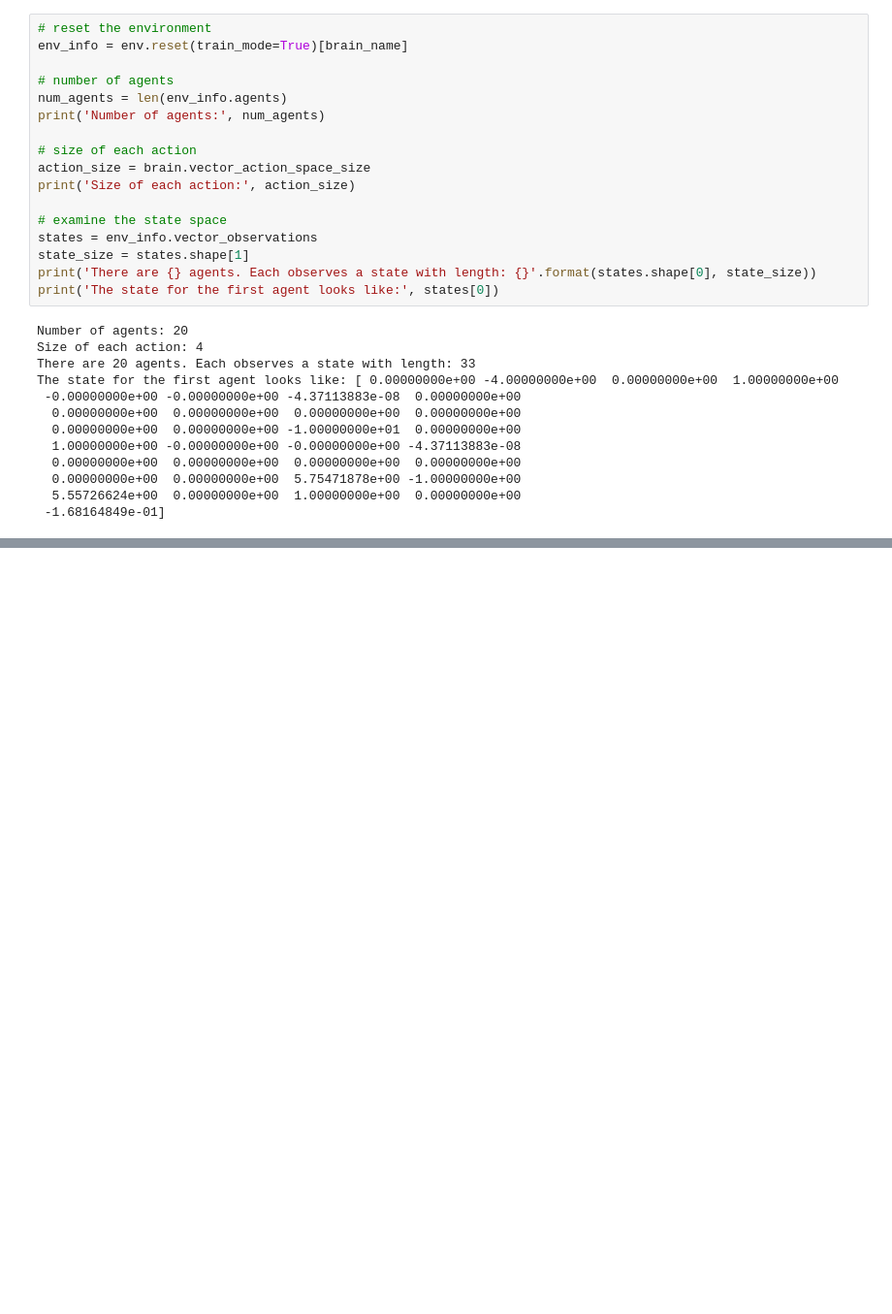
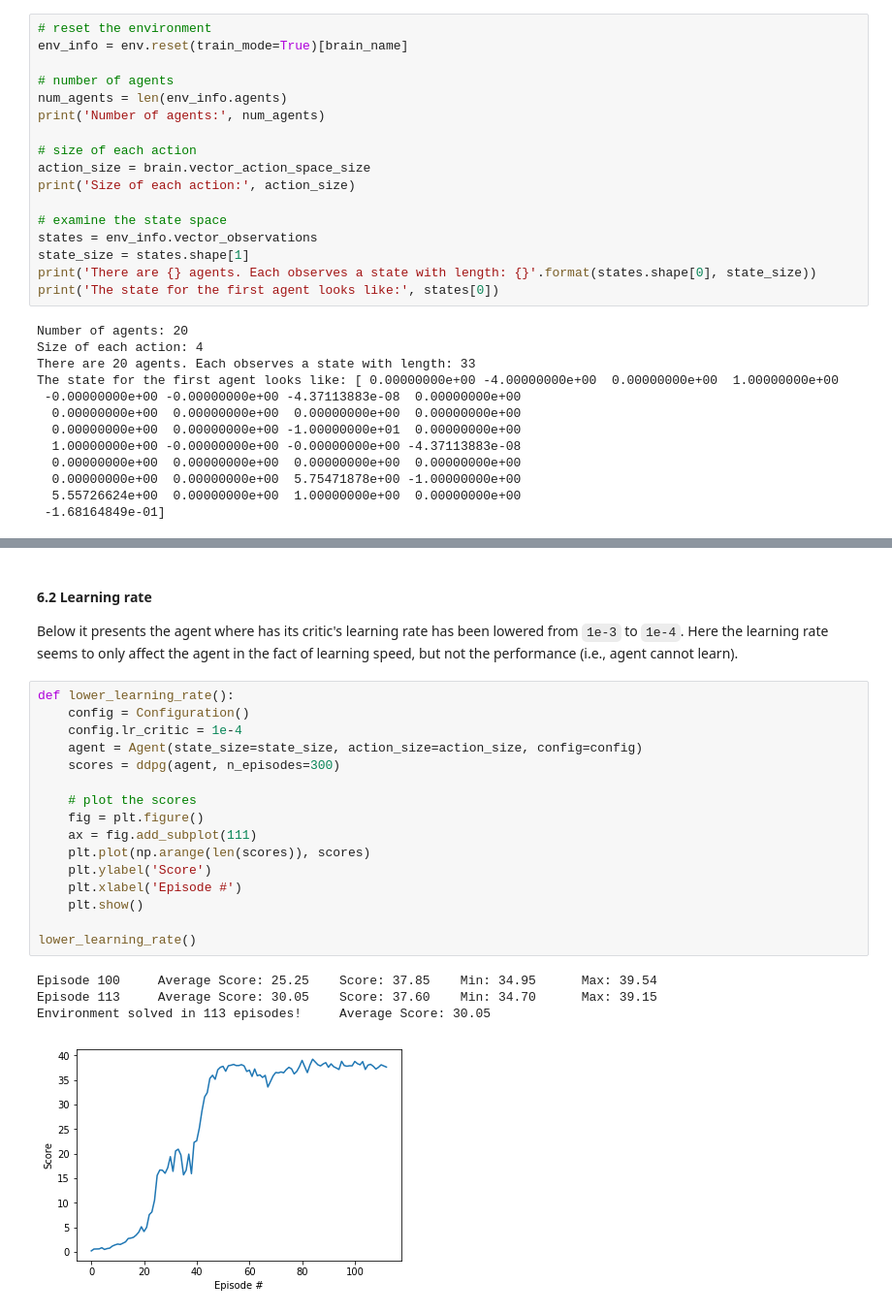
Before and after one commit to jibin-liu/deep-reinforcement-learning, a Jupyter notebook: p2_continuous-control/Report.ipynb, the cells around one changed output, grey strips where cells are left out. Shown at 97% size. Saved outputs shown, nothing was run; the diff lists cells and outputs as text; blank space fills up the shorter version.

```diff
--- a/p2_continuous-control/Report.ipynb
+++ b/p2_continuous-control/Report.ipynb
@@ -326,0 +252,25 @@ KeyboardInterrupt:
+# %% [markdown]
+#### 6.2 Learning rate
+
+Below it presents the agent where has its critic's learning rate has been lowered from `1e-3` to `1e-4`. Here the learning rate seems to only affect the agent in the fact of learning speed, but not the performance (i.e., agent cannot learn).
+# %%
+def lower_learning_rate():
+    config = Configuration()
+    config.lr_critic = 1e-4
+    agent = Agent(state_size=state_size, action_size=action_size, config=config)
+    scores = ddpg(agent, n_episodes=300)
+
+    # plot the scores
+    fig = plt.figure()
+    ax = fig.add_subplot(111)
+    plt.plot(np.arange(len(scores)), scores)
+    plt.ylabel('Score')
+    plt.xlabel('Episode #')
+    plt.show()
+
+lower_learning_rate()
+# %% [output]
+Episode 100     Average Score: 25.25    Score: 37.85    Min: 34.95      Max: 39.54
+Episode 113     Average Score: 30.05    Score: 37.60    Min: 34.70      Max: 39.15
+Environment solved in 113 episodes!     Average Score: 30.05
+[figure, added]
```
Also changed, not shown: parts of 42 cells of this notebook, 7 other files.
